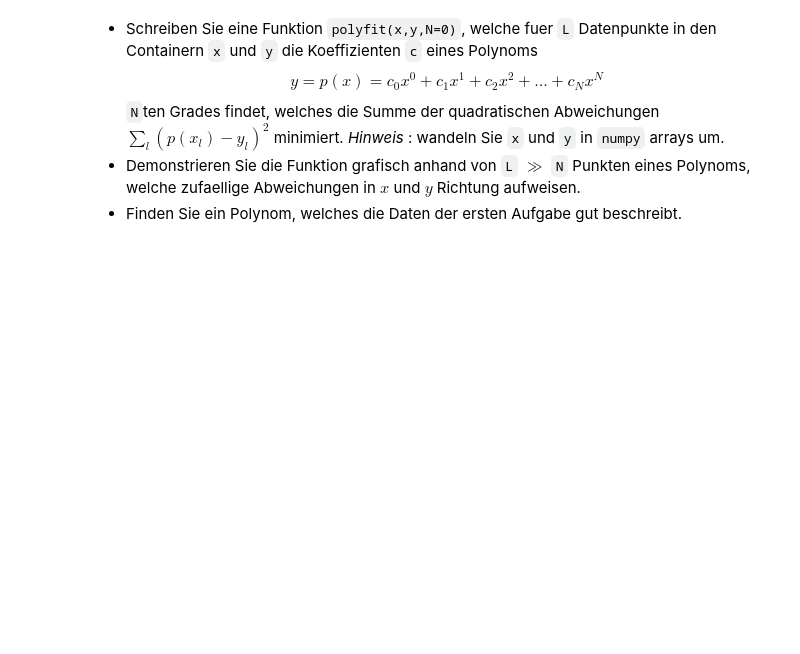
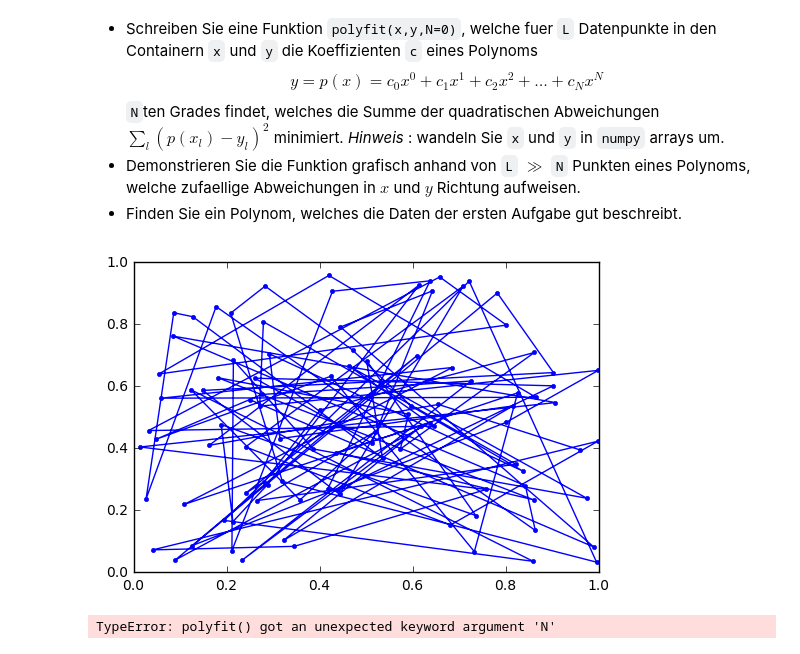
Before and after one commit to zuinet/My_first_Proj, a Jupyter notebook: jann_winkler_7_2.ipynb, the cells around one changed output. Drawn from its saved outputs; the diff is of its cells as text; code cells hidden in the pictures; blank space fills up the shorter version.

```diff
--- a/jann_winkler_7_2.ipynb
+++ b/jann_winkler_7_2.ipynb
@@ -204,0 +207,16 @@ def polyfit(x,y,N=0,L=1000):
+# %%
+x=np.random.random(100)
+y=np.random.random(100)
+plot(x,y,'.-')
+show()
+# %% [output]
+[figure, added]
+# %%
+o = np.genfromtxt("orbit.dat")
+x_vec= o[:,0]
+y_vec= o[:,1]
+
+d= polyfit(x_vec, y_vec, N=4)
+print(d)
+# %% [output]
+TypeError: polyfit() got an unexpected keyword argument 'N'
```
Also changed, not shown: parts of 2 cells of this notebook.
